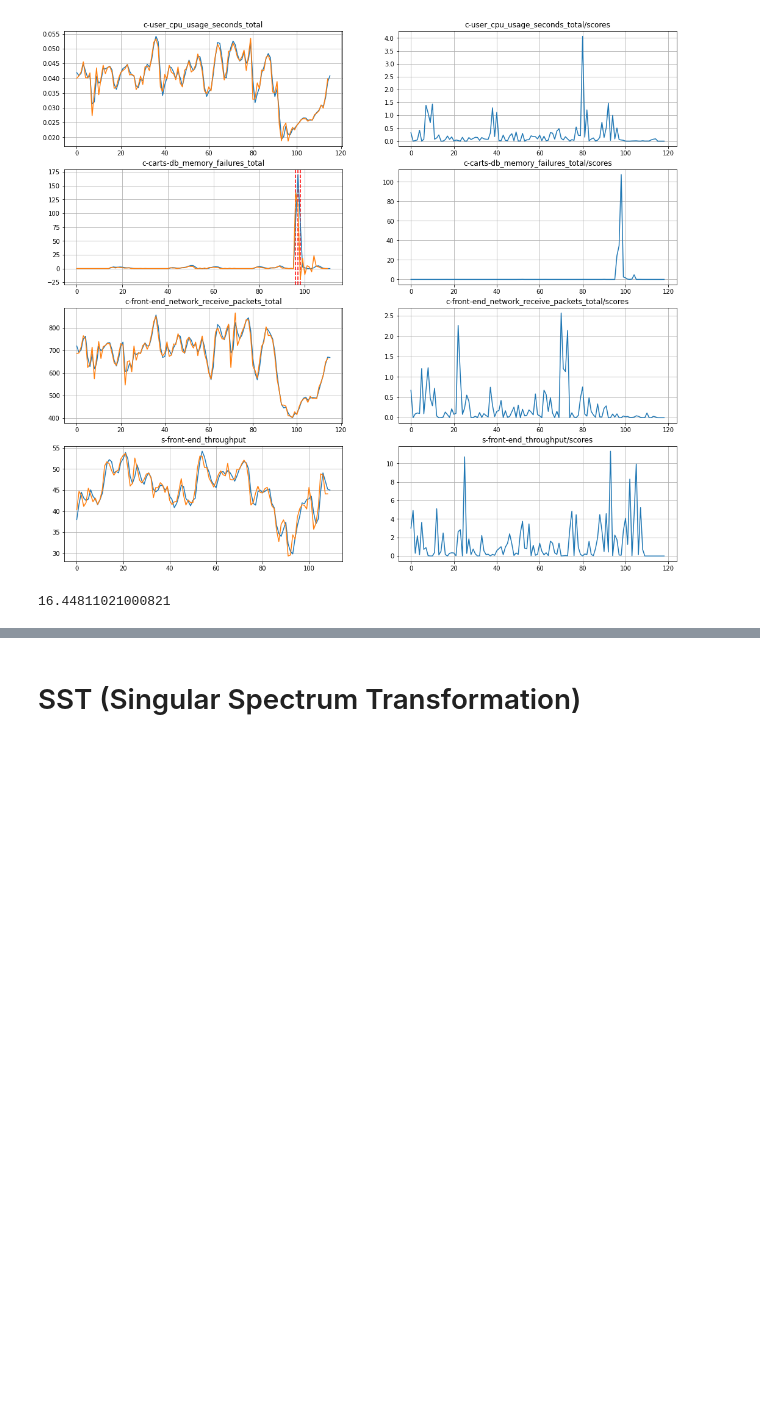
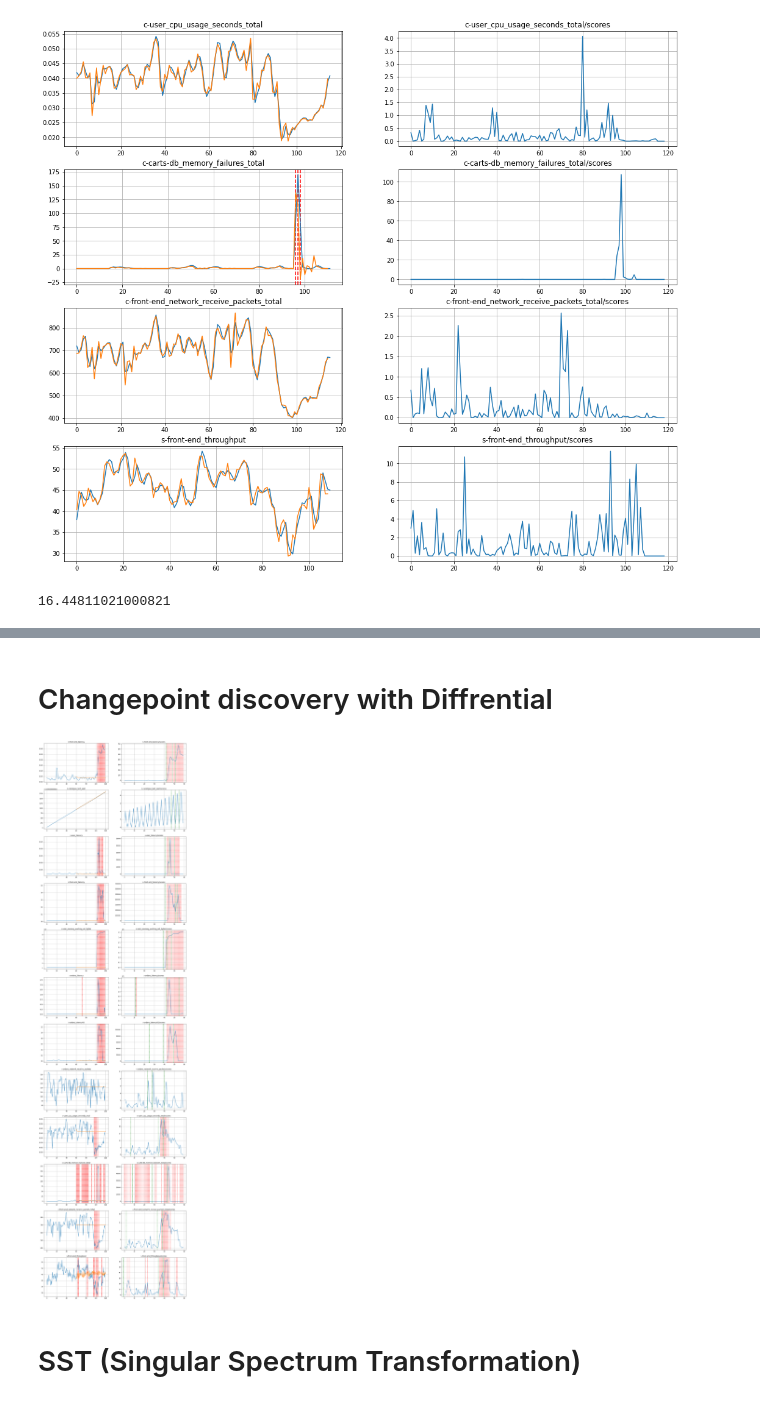
Before and after one commit to ai4sre/meltria-analyzer, a Jupyter notebook: notebooks/investigate_ar-based-ad_issue.ipynb, the cells around one changed output, grey strips where cells are left out. Saved outputs shown, nothing was run; the diff lists cells and outputs as text; code cells hidden in the pictures; blank space fills up the shorter version.

Commit message:
notebooks: add diffrential method

```diff
--- a/notebooks/investigate_ar-based-ad_issue.ipynb
+++ b/notebooks/investigate_ar-based-ad_issue.ipynb
@@ -222,3 +270,56 @@ plt.show()
+# %% [markdown]
+# Changepoint discovery with Diffrential
+# %%
+from tsdr.outlierdetection.ar import AROutlierDetector
+import scipy.stats
+import scipy.signal
+
+cases = sockshop.testcases_of_sockshop
+fig, axs = plt.subplots(len(cases), ncols=2)
+fig.set_size_inches(18, 6*len(cases))
+for case, ax in zip(cases, axs):
+    ts = np.array(case['datapoints'])
+    # split into train and test data
+    train_ts, test_ts = np.split(ts, 2)
+
+    # Phase 1
+    ar = AROutlierDetector(train_ts)
+    ar.fit(regression='c', ic='bic')
+    preds, sig2 = ar.predict_out_of_sample(test_ts.size)
+    scores = ar.anomaly_scores_out_of_sample(test_ts)
+    outliers = ar.detect_by_fitting_dist(scores, threshold=0.001)[0]
+    for (idx, score) in outliers:
+        ax[0].axvline(train_ts.size+idx, color='red', linestyle='dashed', label='breaks')
+        ax[1].axvline(idx, color='red', linestyle='dashed', label='breaks')
+    ax[0].set_title(case['name'])
+    ax[0].plot(ts)
+    ax[0].plot([np.NaN] * train_ts.size + preds.tolist())
+    ax[1].set_title(case['name'] + '/scores')
+    ax[1].plot(scores)
+    ax[0].grid()
+    ax[1].grid()
+
+    # Phase 2
+    diff_scores = []
+    maxidxs = scipy.signal.argrelmax(scores)[0]
+    minidxs = scipy.signal.argrelmin(scores)[0]
+    for maxid in maxidxs:
+        last_minid, last_min_val = -1, -1.0
+        for minid in minidxs:
+            if minid < maxid:
+                last_minid = minid
+        if last_minid == -1.0:
+            last_min_val = 0.0
+        if last_minid != -1:
+            last_min_val = scores[last_minid]
+        max_val = scores[maxid]
+        diff_scores.append((last_minid, max_val - last_min_val))
+    topk = 1
+    for topidx, topval in sorted(diff_scores, key=lambda t: t[1], reverse=True)[:topk]:
+        ax[1].axvline(topidx, color='green', linestyle='dashed', label='breaks')
+plt.show()
+# %% [output]
+[figure, added]
 # %% [markdown]
 # SST (Singular Spectrum Transformation)
 # %%
```
Also changed, not shown: parts of 4 cells of this notebook.
